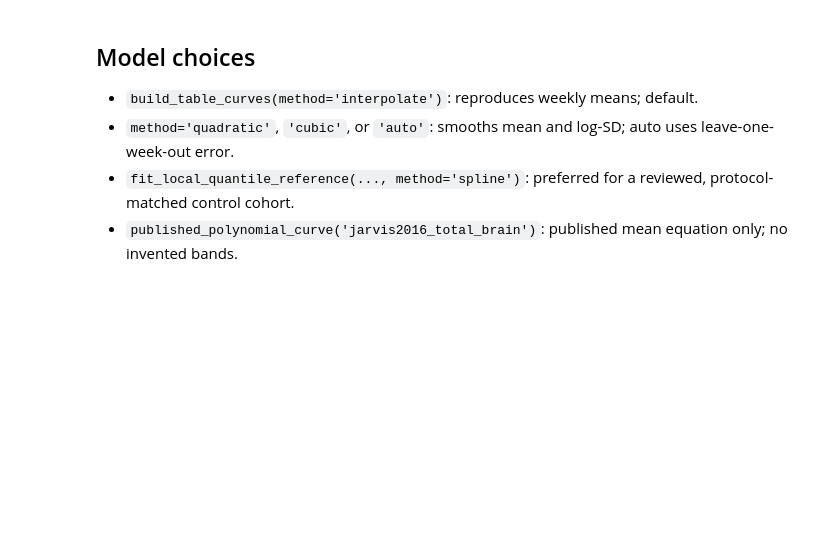
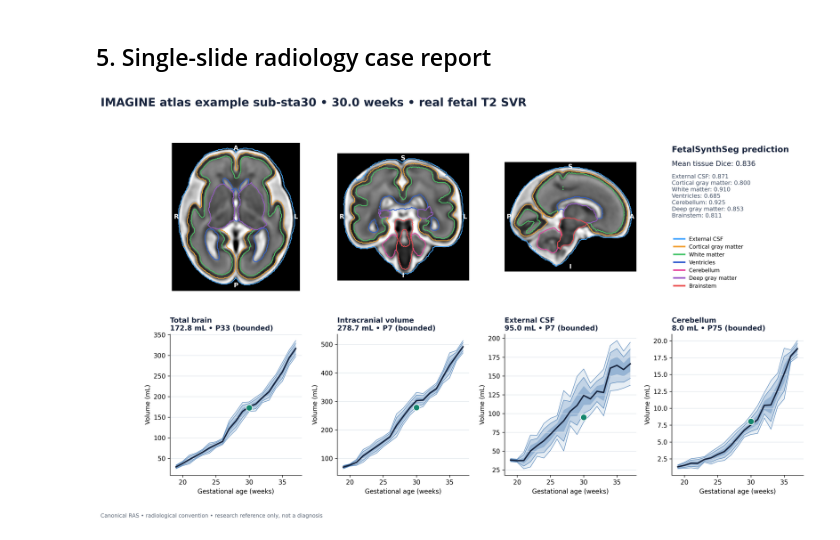
Before and after one commit to ajoshiusc/fetal-brain-growth, a Jupyter notebook: notebooks/Radiology_Meeting_Demo.ipynb, the cells around one changed output. Saved outputs shown, nothing was run; the diff lists cells and outputs as text; code cells hidden in the pictures; blank space fills up the shorter version.

```diff
--- a/notebooks/Radiology_Meeting_Demo.ipynb
+++ b/notebooks/Radiology_Meeting_Demo.ipynb
@@ -24,0 +53,4 @@ Voxel volume is computed from the determinant of the NIfTI affine. The native se
+# %%
+dice = tissue_dice(PREDICTED_PATH, MANUAL_PATH)
+display(dice[['label','tissue','dice','predicted_voxels','manual_voxels']].style.format({'dice':'{:.3f}'}))
+print(f"Mean tissue Dice: {dice.dice.mean():.3f}; range {dice.dice.min():.3f}–{dice.dice.max():.3f}")
@@ -79,7 +125,7 @@ display(scores[['region','volume_ml','estimated_percentile_bounded','status','in
-# %% [markdown]
-## Model choices
-
-- `build_table_curves(method='interpolate')`: reproduces weekly means; default.
-- `method='quadratic'`, `'cubic'`, or `'auto'`: smooths mean and log-SD; auto uses leave-one-week-out error.
-- `fit_local_quantile_reference(..., method='spline')`: preferred for a reviewed, protocol-matched control cohort.
-- `published_polynomial_curve('jarvis2016_total_brain')`: published mean equation only; no invented bands.
+# %% [markdown]
+## 5. Single-slide radiology case report
+# %%
+report = save_case_report(IMAGE_PATH, PREDICTED_PATH, curves, scores, OUT/'case_report.png', subject_id='IMAGINE atlas example sub-sta30', gestational_age_weeks=30.0, dice=dice)
+display(Image(filename=str(report), width=1400))
+# %% [output]
+[figure, added]
```
Also changed, not shown: parts of 17 cells of this notebook, 22 other files.
